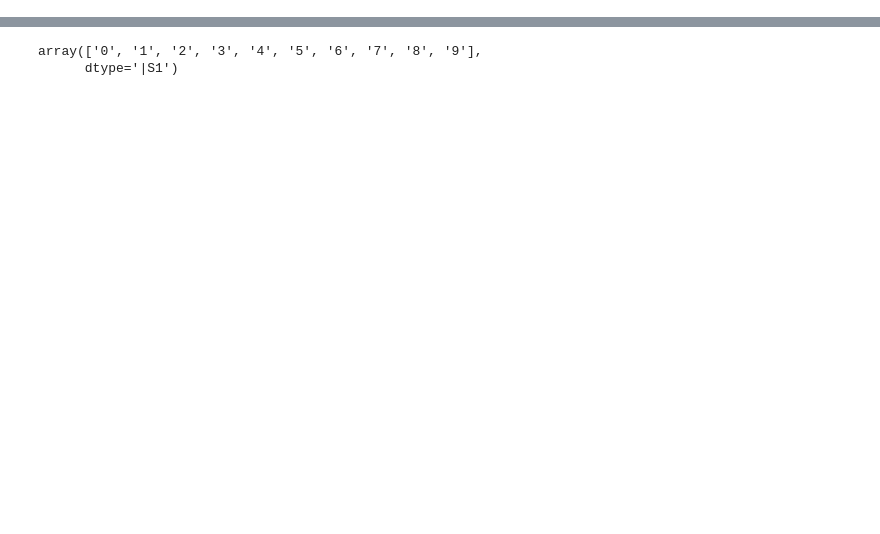
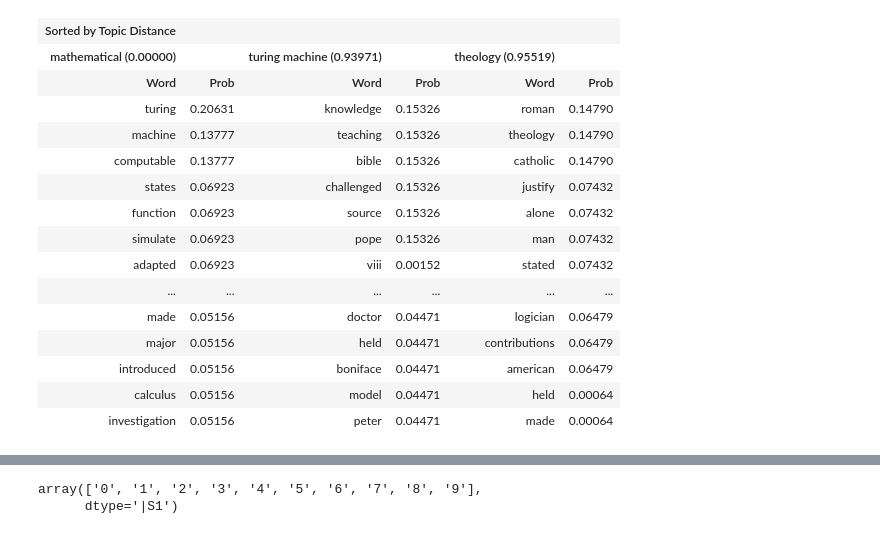
Before and after one commit to inpho/vsm, a Jupyter notebook: examples/church-corpus-lda.ipynb, the cells around one changed output, grey strips where cells are left out. Cells and saved outputs as stored; diff of their text form; code cells hidden in the pictures; blank space fills up the shorter version.

```diff
--- a/examples/church-corpus-lda.ipynb
+++ b/examples/church-corpus-lda.ipynb
@@ -81,0 +148,22 @@ v.dist_top_top([0,1], weights=[.6, .4])
+# %%
+f = v.dist_top_top(1, topic_labels=['mathematical','turing machine', 'theology', 'logic', 'church', 'investigation'],
+                   compact_view=False)
+# %%
+f
+# %% [output]
+| Sorted by Topic Distance |  |  |  |  |  |
+| mathematical (0.00000) |  | turing machine (0.93971) |  | theology (0.95519) |  |
+| Word | Prob | Word | Prob | Word | Prob |
+| turing | 0.20631 | knowledge | 0.15326 | roman | 0.14790 |
+| machine | 0.13777 | teaching | 0.15326 | theology | 0.14790 |
+| computable | 0.13777 | bible | 0.15326 | catholic | 0.14790 |
+| states | 0.06923 | challenged | 0.15326 | justify | 0.07432 |
+| function | 0.06923 | source | 0.15326 | alone | 0.07432 |
+| simulate | 0.06923 | pope | 0.15326 | man | 0.07432 |
+| adapted | 0.06923 | viii | 0.00152 | stated | 0.07432 |
+| ... | ... | ... | ... | ... | ... |
+| made | 0.05156 | doctor | 0.04471 | logician | 0.06479 |
+| major | 0.05156 | held | 0.04471 | contributions | 0.06479 |
+| introduced | 0.05156 | boniface | 0.04471 | american | 0.06479 |
+| calculus | 0.05156 | model | 0.04471 | held | 0.00064 |
+| investigation | 0.05156 | peter | 0.04471 | made | 0.00064 |
```
Also changed, not shown: parts of 25 cells of this notebook, 2 other files.
